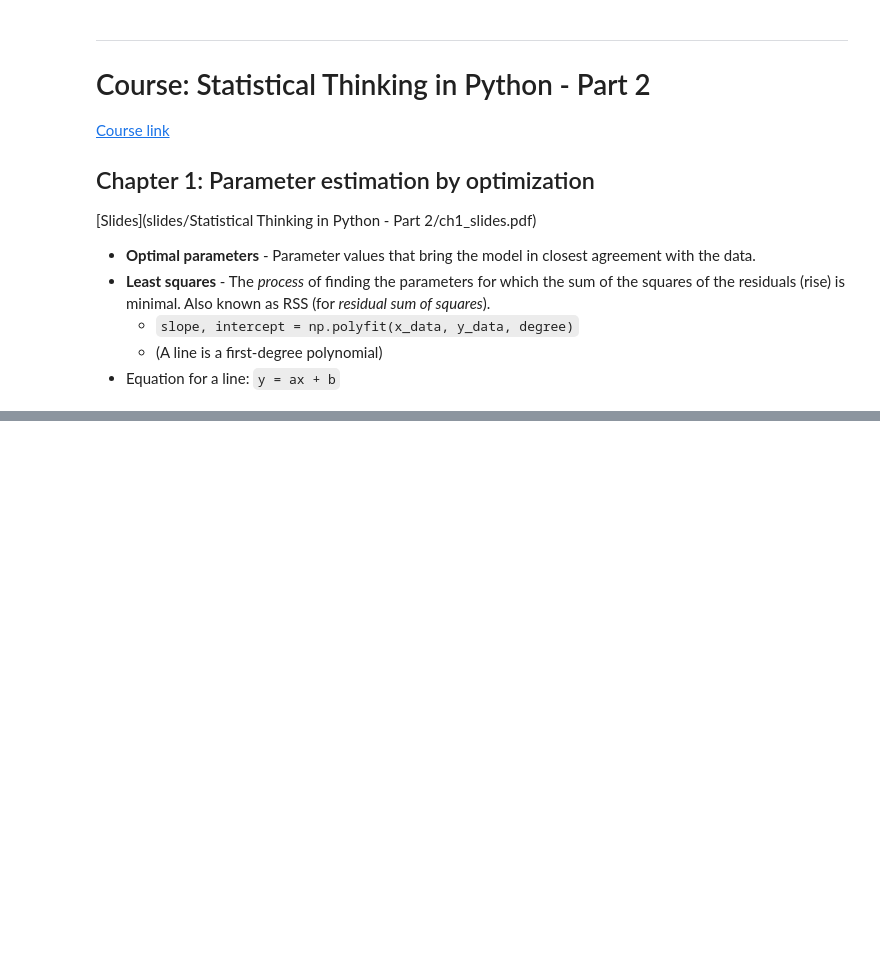
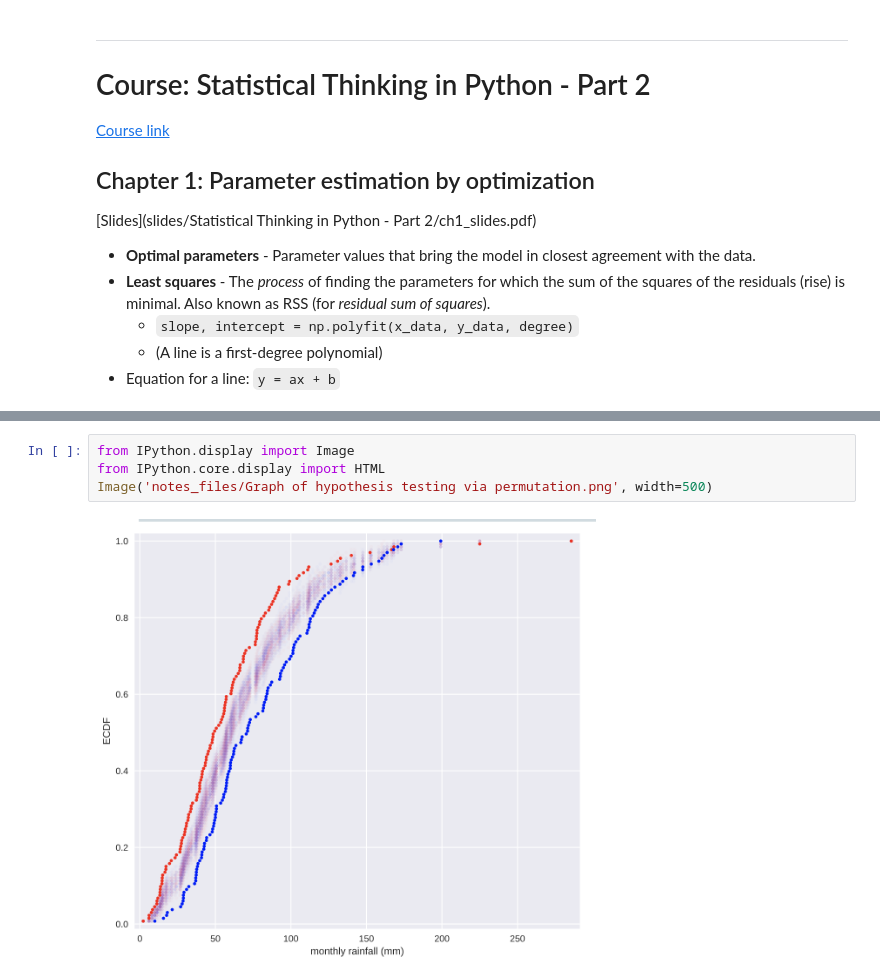
Before and after one commit to tylerbittner/datascience-bootcamp, a Jupyter notebook: week-6/Notes - Week 6 - Statistical Thinking in Python.ipynb, the cells around one changed output, grey strips where cells are left out. Drawn from its saved outputs; the diff is of its cells as text; blank space fills up the shorter version.

Commit message:
Added further course notes & exercise progress.

```diff
--- a/week-6/Notes - Week 6 - Statistical Thinking in Python.ipynb
+++ b/week-6/Notes - Week 6 - Statistical Thinking in Python.ipynb
@@ -116,0 +153,6 @@ per interval is *Poisson distributed*.
+# %%
+from IPython.display import Image
+from IPython.core.display import HTML
+Image('notes_files/Graph of hypothesis testing via permutation.png', width=500)
+# %% [output]
+[figure, added]
```
Also changed, not shown: parts of 12 cells of this notebook, 21 other files.
